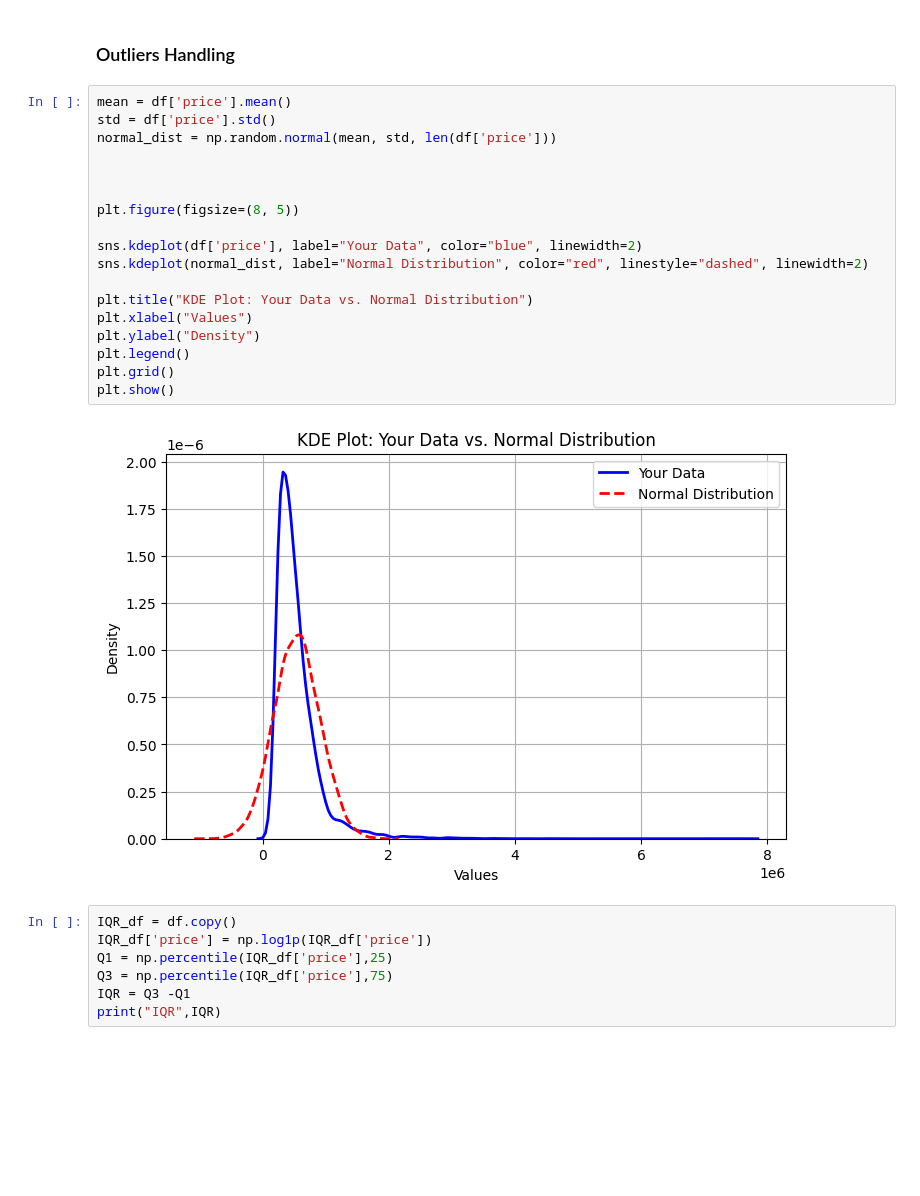
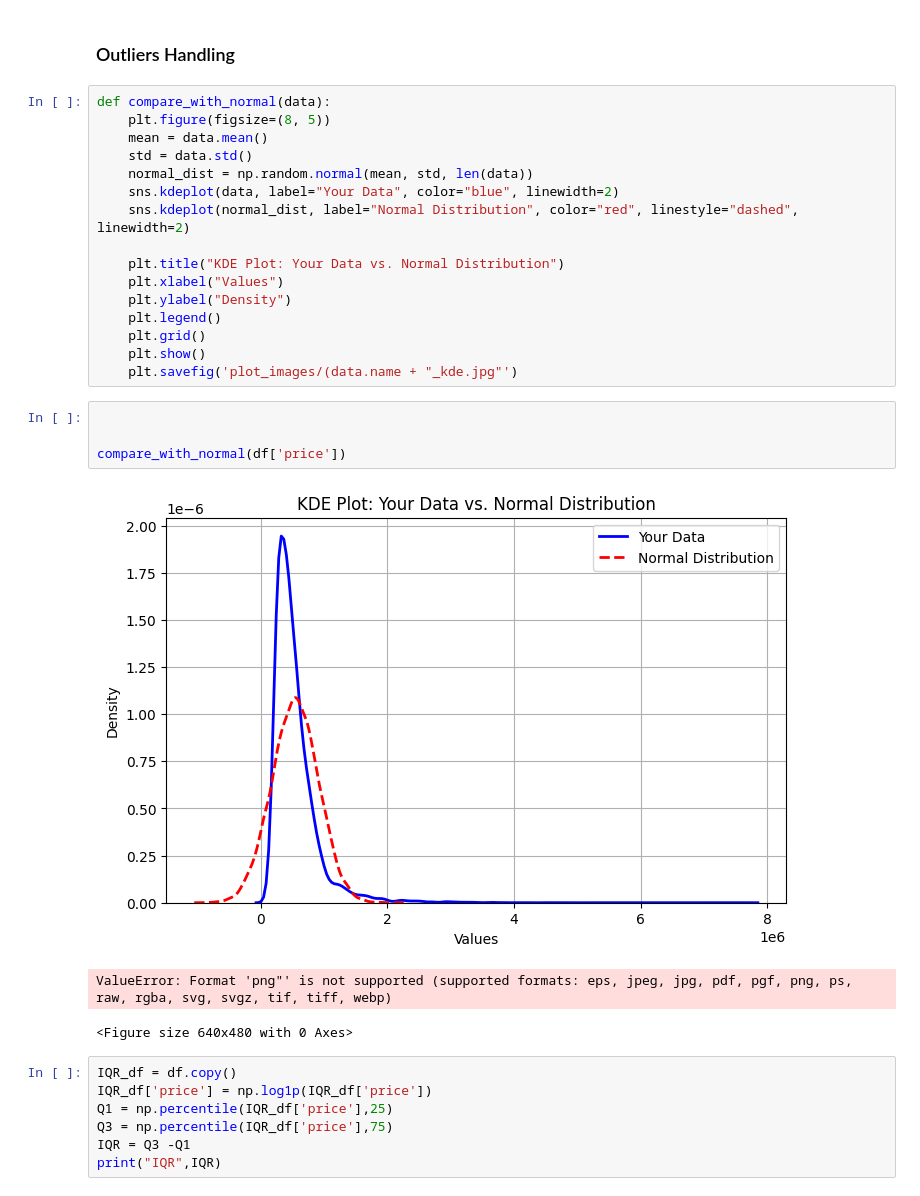
Before and after one commit to Metaphysicist1/GITA-ML, a Jupyter notebook: Task2/Task2_Script.ipynb, the cells around one changed output. Drawn from its saved outputs; the diff is of its cells as text; blank space fills up the shorter version.

```diff
--- a/Task2/Task2_Script.ipynb
+++ b/Task2/Task2_Script.ipynb
@@ -125,25 +147,29 @@ dtype: int64
 # %% [markdown]
 ### Outliers Handling
 # %%
-mean = df['price'].mean()
-std = df['price'].std()
-normal_dist = np.random.normal(mean, std, len(df['price']))
+def compare_with_normal(data):
+    plt.figure(figsize=(8, 5))
+    mean = data.mean()
+    std = data.std()
+    normal_dist = np.random.normal(mean, std, len(data))
+    sns.kdeplot(data, label="Your Data", color="blue", linewidth=2)
+    sns.kdeplot(normal_dist, label="Normal Distribution", color="red", linestyle="dashed", linewidth=2)
 
-
-
-plt.figure(figsize=(8, 5))
-
-sns.kdeplot(df['price'], label="Your Data", color="blue", linewidth=2)
-sns.kdeplot(normal_dist, label="Normal Distribution", color="red", linestyle="dashed", linewidth=2)
-
-plt.title("KDE Plot: Your Data vs. Normal Distribution")
-plt.xlabel("Values")
-plt.ylabel("Density")
-plt.legend()
-plt.grid()
-plt.show()
+    plt.title("KDE Plot: Your Data vs. Normal Distribution")
+    plt.xlabel("Values")
+    plt.ylabel("Density")
+    plt.legend()
+    plt.grid()
+    plt.show()
+    plt.savefig('plot_images/(data.name + "_kde.jpg"')
-# %% [output]
-[figure, removed]
+# %%
+
+
+compare_with_normal(df['price'])
+# %% [output]
+[figure, added]
+ValueError: Format 'png"' is not supported (supported formats: eps, jpeg, jpg, pdf, pgf, png, ps, raw, rgba, svg, svgz, tif, tiff, webp)
+<Figure size 640x480 with 0 Axes>
 # %%
 IQR_df = df.copy()
 IQR_df['price'] = np.log1p(IQR_df['price'])
```
Also changed, not shown: parts of 12 cells of this notebook, 3 other files.
